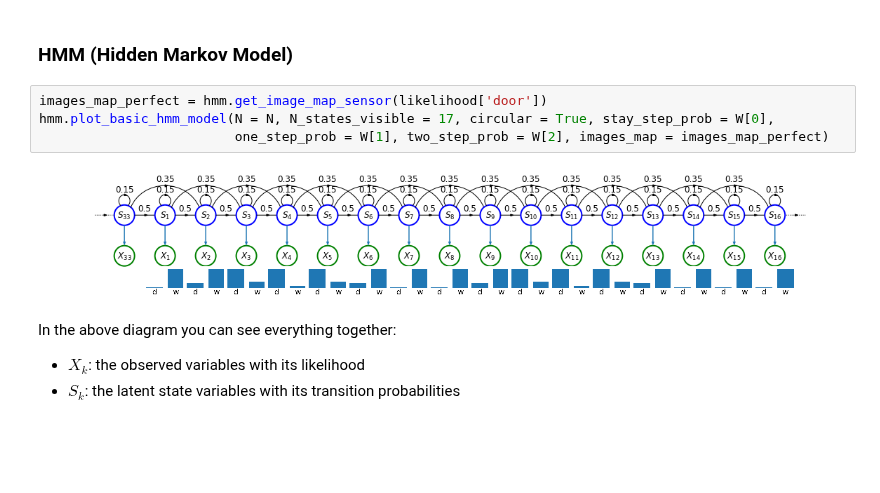
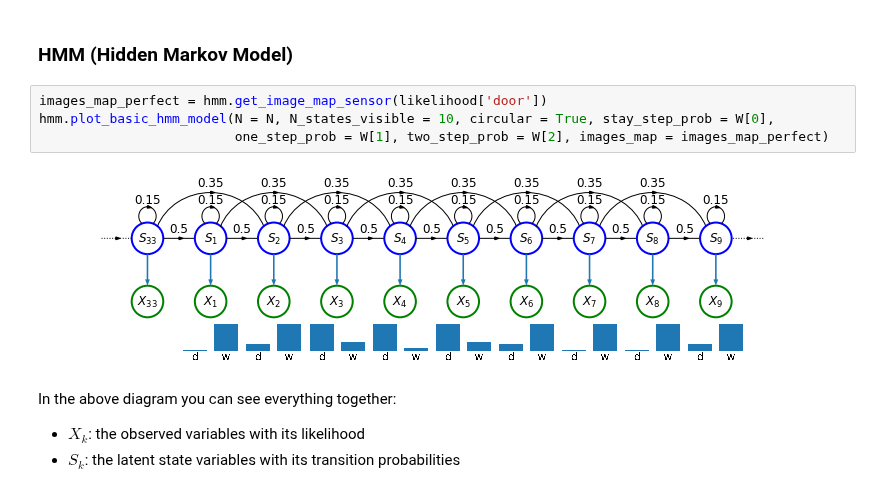
Before and after one commit to jganzabal/Kalman-as-Recursive-Bayesian-Estimation, a Jupyter notebook: 1_Histogram Filters.ipynb, the cells around one changed output. Drawn from its saved outputs; the diff is of its cells as text; blank space fills up the shorter version.

```diff
--- a/1_Histogram Filters.ipynb
+++ b/1_Histogram Filters.ipynb
@@ -107,10 +110,10 @@ plot_distribution(W, title = 'Transition probabilities', str_indexes= str_indexe
 ### HMM (Hidden Markov Model)
 # %%
 images_map_perfect = hmm.get_image_map_sensor(likelihood['door'])
-hmm.plot_basic_hmm_model(N = N, N_states_visible = 17, circular = True, stay_step_prob = W[0],
+hmm.plot_basic_hmm_model(N = N, N_states_visible = 10, circular = True, stay_step_prob = W[0],
                          one_step_prob = W[1], two_step_prob = W[2], images_map = images_map_perfect)
 # %% [output]
-[figure, old version]
+[figure, new version]
 # %% [markdown]
 In the above diagram you can see everything together:
 - $X_k$: the observed variables with its likelihood
```
Also changed, not shown: parts of 2 cells of this notebook, 4 other files.
